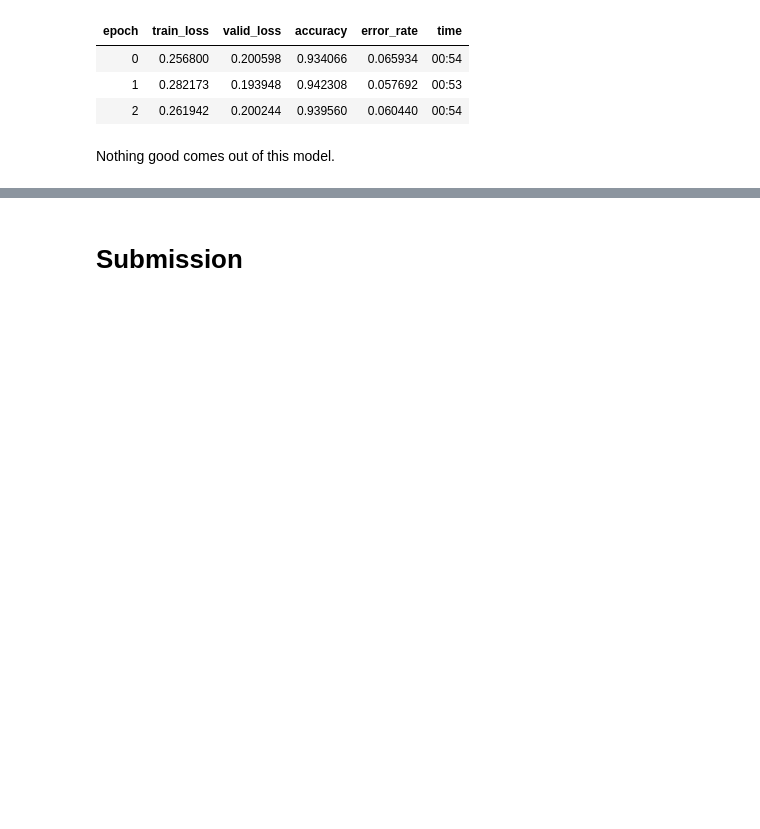
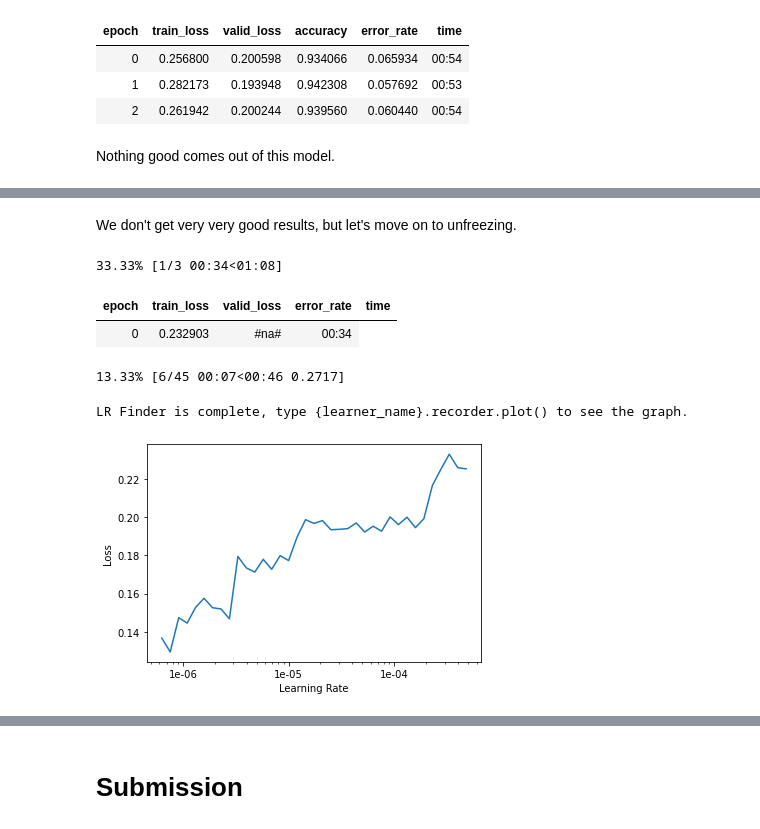
Before and after one commit to vitsalis/kaggle, a Jupyter notebook: FGVC7/solution.ipynb, the cells around one changed output, grey strips where cells are left out. Cells and saved outputs as stored; diff of their text form; code cells hidden in the pictures; blank space fills up the shorter version.

```diff
--- a/FGVC7/solution.ipynb
+++ b/FGVC7/solution.ipynb
@@ -422,0 +501,2 @@ Nothing good comes out of this model.
+# %%
+learner.fit_one_cycle(5, 1e-2)
@@ -422,0 +510,2 @@ Nothing good comes out of this model.
+# %% [markdown]
+We don't get very very good results, but let's move on to unfreezing.
@@ -422,0 +514,10 @@ Nothing good comes out of this model.
+# %%
+learner.lr_find()
+learner.recorder.plot()
+# %% [output]
+33.33% [1/3 00:34<01:08]
+| epoch | train_loss | valid_loss | error_rate | time |
+| 0 | 0.232903 | #na# | 00:34 |
+13.33% [6/45 00:07<00:46 0.2717]
+LR Finder is complete, type {learner_name}.recorder.plot() to see the graph.
+[figure, added]
```
Also changed, not shown: parts of 187 cells of this notebook.
